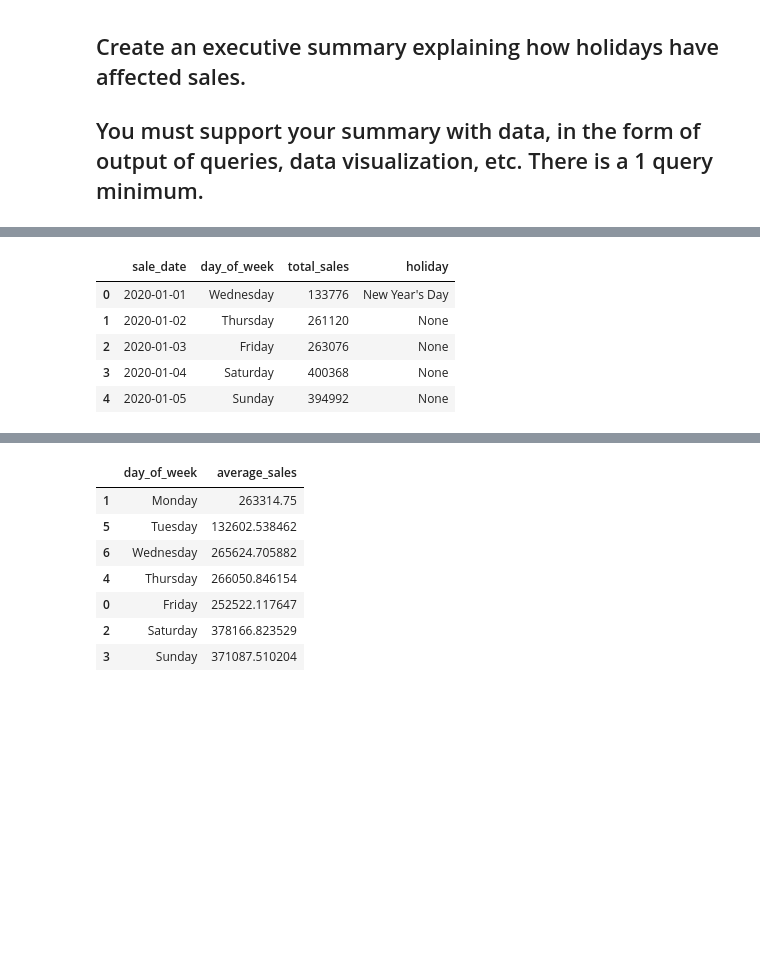
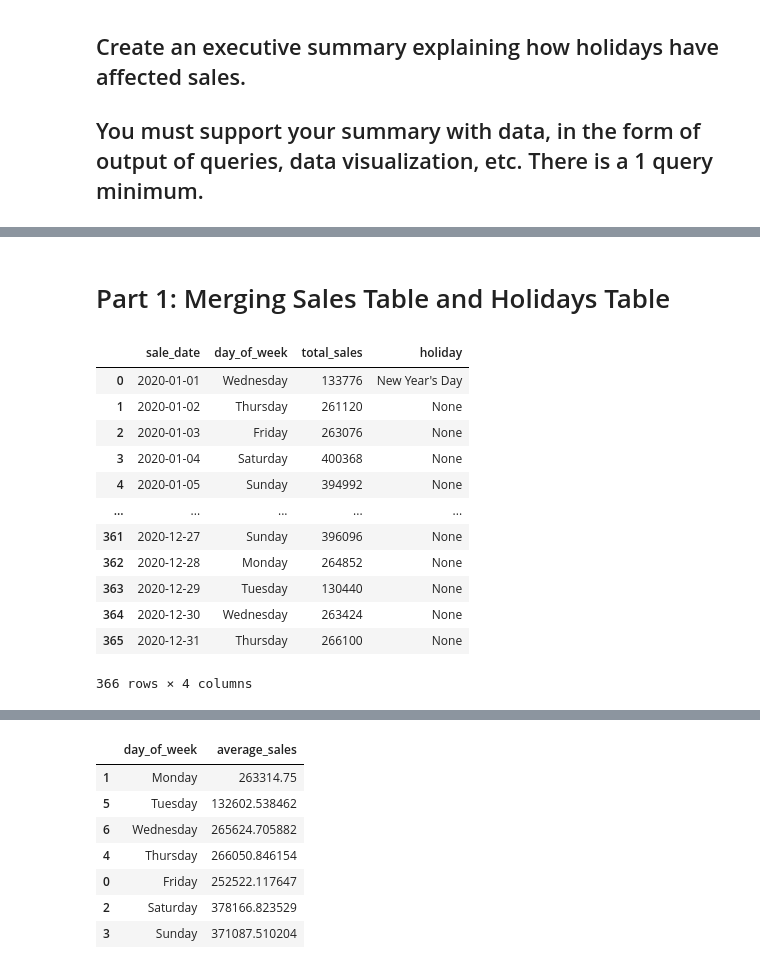
Before and after one commit to morinlandon12/ucb_mids_w205_project_1, a Jupyter notebook: project_1_4.ipynb, the cells around one changed output, grey strips where cells are left out. Drawn from its saved outputs; the diff is of its cells as text; code cells hidden in the pictures; blank space fills up the shorter version.

```diff
--- a/project_1_4.ipynb
+++ b/project_1_4.ipynb
@@ -85,3 +98,5 @@ cursor = connection.cursor()
+# %% [markdown]
+# Part 1: Merging Sales Table and Holidays Table
 # %%
 rollback_before_flag = True
 rollback_after_flag = True
@@ -93,31 +108,40 @@ select sa.sale_date,
        to_char(date_trunc('day', sa.sale_date), 'Day') as day_of_week,
        to_char(date_trunc('day', h.holiday_date), 'Day') as day_of_week_hol,
        sum(sa.total_amount) as total_sales,
        h.description as holiday
 from sales as sa
     full join holidays as h
         on h.holiday_date = sa.sale_date
 group by sa.sale_date, h.holiday_date
 order by sa.sale_date, extract(dow from sa.sale_date)
 
 """
 
 df = my_select_query_pandas(query, rollback_before_flag, rollback_after_flag)
 
+#cleaning up the dataframe in pandas.
 df['sale_date'] = df['sale_date'].combine_first(df['holiday_date'])
 df = df.drop('holiday_date', axis = 1)
 df['day_of_week'] = df['day_of_week'].combine_first(df['day_of_week_hol'])
 df = df.drop('day_of_week_hol', axis = 1)
 df = df.sort_values(by = 'sale_date')
 df = df.reset_index()
 df = df.drop('index', axis = 1)
 df['sale_date'] = pd.to_datetime(df['sale_date'])
 df['total_sales'] = df['total_sales'].fillna(0)
-df.head()
+df['day_of_week'] = df['day_of_week'].str.strip()
+df
 # %% [output]
 |  | sale_date | day_of_week | total_sales | holiday |
 | 0 | 2020-01-01 | Wednesday | 133776 | New Year's Day |
 | 1 | 2020-01-02 | Thursday | 261120 | None |
 | 2 | 2020-01-03 | Friday | 263076 | None |
 | 3 | 2020-01-04 | Saturday | 400368 | None |
 | 4 | 2020-01-05 | Sunday | 394992 | None |
+| ... | ... | ... | ... | ... |
+| 361 | 2020-12-27 | Sunday | 396096 | None |
+| 362 | 2020-12-28 | Monday | 264852 | None |
+| 363 | 2020-12-29 | Tuesday | 130440 | None |
+| 364 | 2020-12-30 | Wednesday | 263424 | None |
+| 365 | 2020-12-31 | Thursday | 266100 | None |
+366 rows × 4 columns
```
Also changed, not shown: parts of 27 cells of this notebook, 5 other files.
